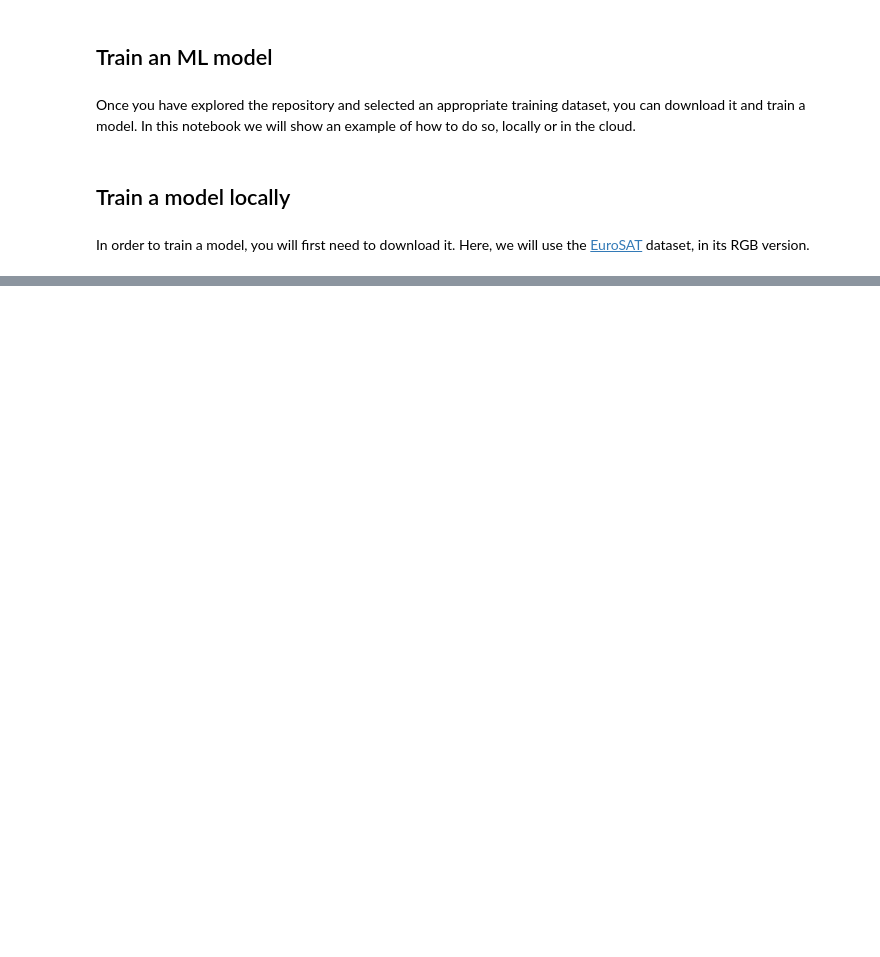
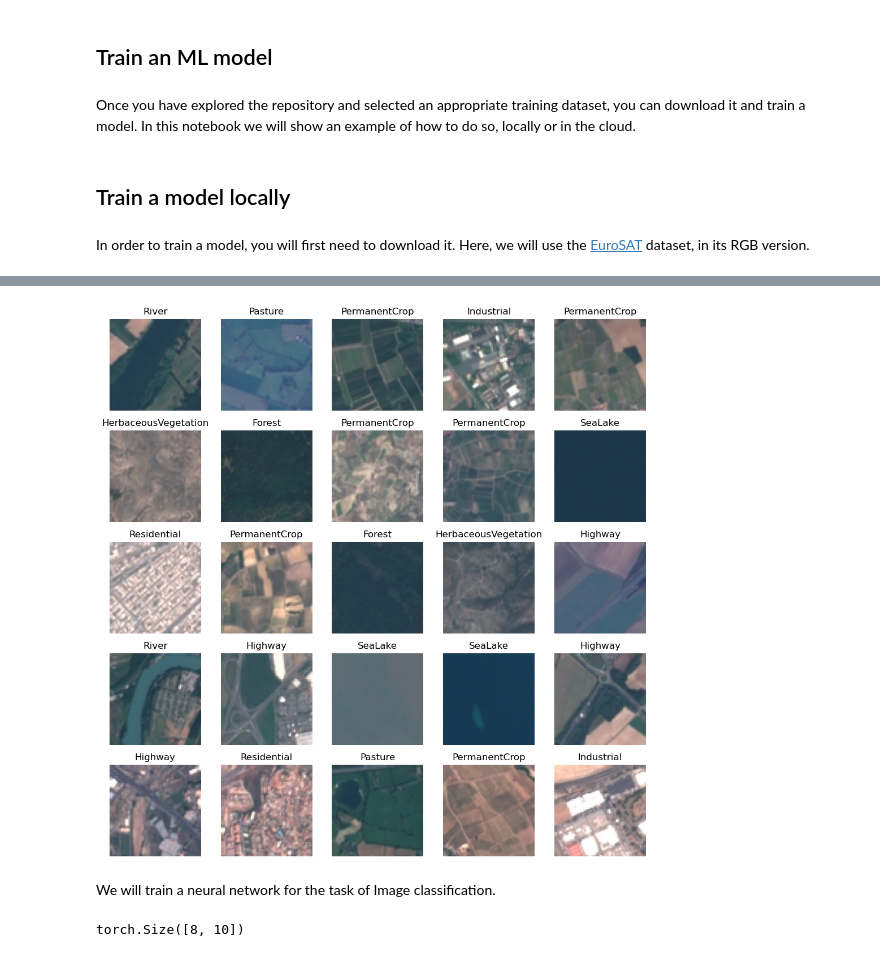
Before and after one commit to earthpulse/eotdl, a Jupyter notebook: tutorials/workshops/bids23/02_training.ipynb, the cells around one changed output, grey strips where cells are left out. Cells and saved outputs as stored; diff of their text form; code cells hidden in the pictures; blank space fills up the shorter version.

```diff
--- a/tutorials/workshops/bids23/02_training.ipynb
+++ b/tutorials/workshops/bids23/02_training.ipynb
@@ -50,0 +68,28 @@ AttributeError: module 'pytorch_eo' has no attribute '__version__'
+# %%
+import matplotlib.pyplot as plt
+
+batch = next(iter(ds.train_dataloader()))
+imgs, labels = batch['image'], batch['label']
+
+fig = plt.figure(figsize=(10, 10))
+for i, (img, label) in enumerate(zip(imgs, labels)):
+    ax = plt.subplot(5, 5, i + 1)
+    ax.imshow(img.permute(1, 2, 0))
+    ax.set_title(ds.classes[label.item()])
+    ax.axis('off')
+plt.tight_layout()
+plt.show()
+# %% [output]
+[figure, added]
+# %% [markdown]
+We will train a neural network for the task of Image classification.
+# %%
+import torch
+from pytorch_eo.tasks.classification import ImageClassification
+
+task = ImageClassification(num_classes=ds.num_classes)
+
+output = task(torch.randn(8, 3, 224, 224))
+output.shape
+# %% [output]
+torch.Size([8, 10])
```
Also changed, not shown: parts of 18 cells of this notebook, 6 other files.
